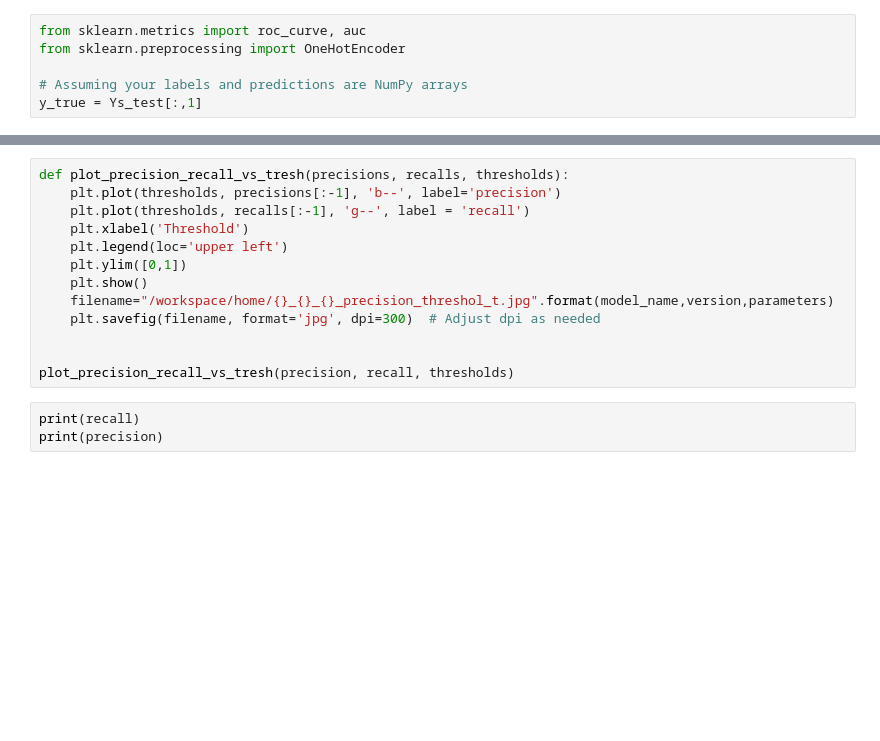
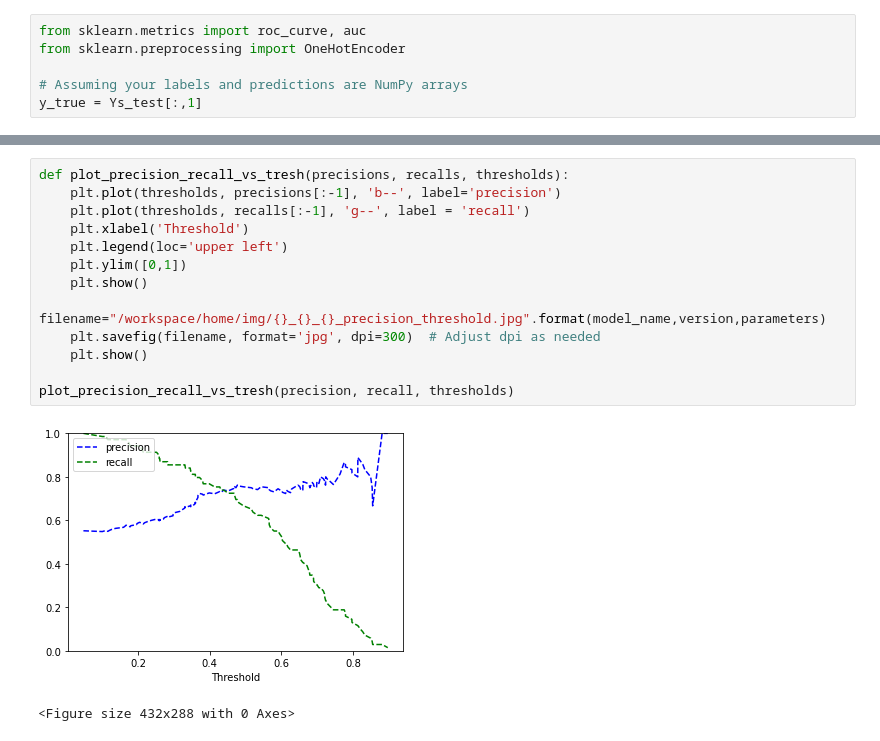
Before and after one commit to darnone4dev/UDACITY_HC, a Jupyter notebook: project_1/ipynb/X_ray_chest_pneumonia_submit_0.ipynb, the cells around one changed output, grey strips where cells are left out. Cells and saved outputs as stored; diff of their text form; blank space fills up the shorter version.

```diff
--- a/project_1/ipynb/X_ray_chest_pneumonia_submit_0.ipynb
+++ b/project_1/ipynb/X_ray_chest_pneumonia_submit_0.ipynb
@@ -1162,19 +1173,19 @@ print(classification_report(y_true, y_pred,target_names = ["Negative", "Positive
 # %%
 def plot_precision_recall_vs_tresh(precisions, recalls, thresholds):
     plt.plot(thresholds, precisions[:-1], 'b--', label='precision')
     plt.plot(thresholds, recalls[:-1], 'g--', label = 'recall')
     plt.xlabel('Threshold')
     plt.legend(loc='upper left')
     plt.ylim([0,1])
     plt.show()
-    filename="/workspace/home/{}_{}_{}_precision_threshol_t.jpg".format(model_name,version,parameters)
+    filename="/workspace/home/img/{}_{}_{}_precision_threshold.jpg".format(model_name,version,parameters)
     plt.savefig(filename, format='jpg', dpi=300)  # Adjust dpi as needed
-
+    plt.show()
 
 plot_precision_recall_vs_tresh(precision, recall, thresholds)
+# %% [output]
+[figure, added]
+<Figure size 432x288 with 0 Axes>
-# %%
-print(recall)
-print(precision)
 # %%
 # Look at the threshold where recall is 0.8
 recall_value = 0.75
```
Also changed, not shown: parts of 44 cells of this notebook, 9 other files.
